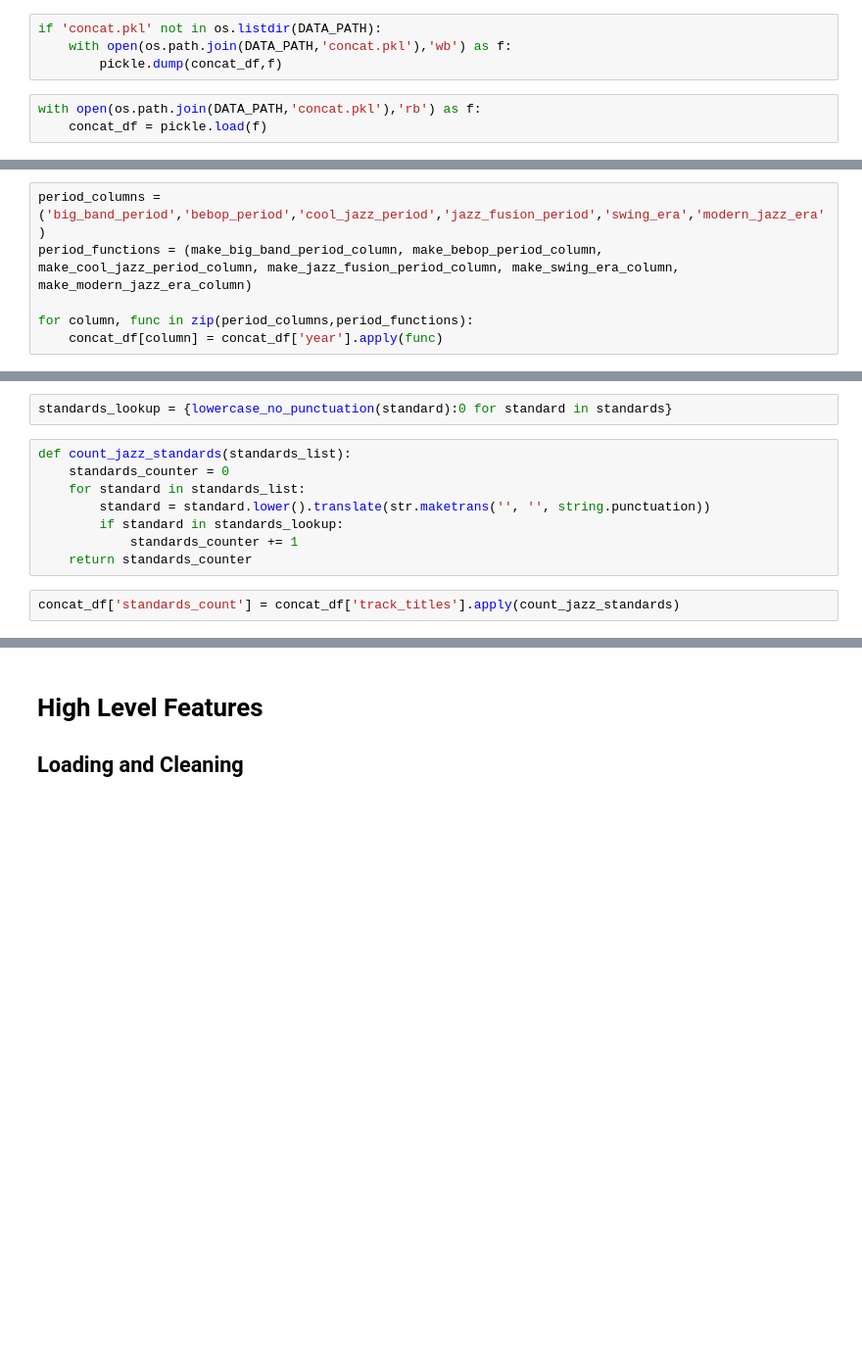
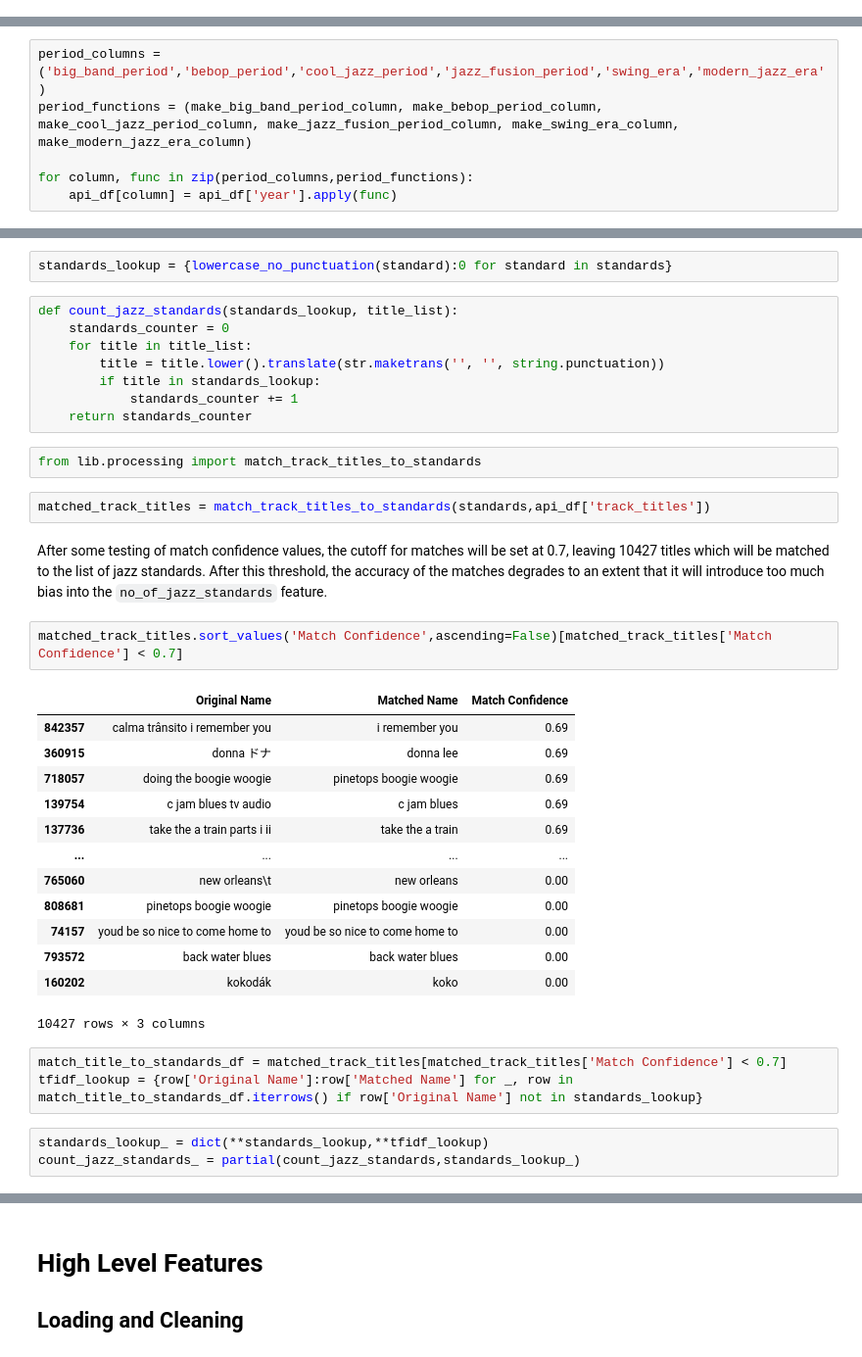
Before and after one commit to helmigsimon/EPFL-Capstone-Project, a Jupyter notebook: 01-Processing.ipynb, the cells around one changed output, grey strips where cells are left out. Shown at 98% size. Drawn from its saved outputs; the diff is of its cells as text; blank space fills up the shorter version.

```diff
--- a/01-Processing.ipynb
+++ b/01-Processing.ipynb
@@ -207,7 +265,0 @@ concat_df = pd.concat([
-# %%
-if 'concat.pkl' not in os.listdir(DATA_PATH):
-    with open(os.path.join(DATA_PATH,'concat.pkl'),'wb') as f:
-        pickle.dump(concat_df,f)
-# %%
-with open(os.path.join(DATA_PATH,'concat.pkl'),'rb') as f:
-    concat_df = pickle.load(f)
@@ -246,7 +302,7 @@ period_columns = ('big_band_period','bebop_period','cool_jazz_period','jazz_fusi
 period_functions = (make_big_band_period_column, make_bebop_period_column, make_cool_jazz_period_column, make_jazz_fusion_period_column, make_swing_era_column, make_modern_jazz_era_column)
 
 for column, func in zip(period_columns,period_functions):
-    concat_df[column] = concat_df['year'].apply(func)
+    api_df[column] = api_df['year'].apply(func)
 # %% [markdown]
 ## Jazz Standard Count
 # %%
@@ -257,12 +313,38 @@ lowercase_no_punctuation = lambda x: x.lower().translate(str.maketrans('','',str
 # %%
 standards_lookup = {lowercase_no_punctuation(standard):0 for standard in standards}
 # %%
-def count_jazz_standards(standards_list):
+def count_jazz_standards(standards_lookup, title_list):
     standards_counter = 0
-    for standard in standards_list:
-        standard = standard.lower().translate(str.maketrans('', '', string.punctuation))
-        if standard in standards_lookup:
+    for title in title_list:
+        title = title.lower().translate(str.maketrans('', '', string.punctuation))
+        if title in standards_lookup:
             standards_counter += 1
     return standards_counter
-# %%
-concat_df['standards_count'] = concat_df['track_titles'].apply(count_jazz_standards)
+# %%
+from lib.processing import match_track_titles_to_standards
+# %%
+matched_track_titles = match_track_titles_to_standards(standards,api_df['track_titles'])
+# %% [markdown]
+After some testing of match confidence values, the cutoff for matches will be set at 0.7, leaving 10427 titles which will be matched to the list of jazz standards. After this threshold, the accuracy of the matches degrades to an extent that it will introduce too much bias into the ``no_of_jazz_standards`` feature.
+# %%
+matched_track_titles.sort_values('Match Confidence',ascending=False)[matched_track_titles['Match Confidence'] < 0.7]
+# %% [output]
+|  | Original Name | Matched Name | Match Confidence |
+| 842357 | calma trânsito i remember you | i remember you | 0.69 |
+| 360915 | donna ドナ | donna lee | 0.69 |
+| 718057 | doing the boogie woogie | pinetops boogie woogie | 0.69 |
+| 139754 | c jam blues tv audio | c jam blues | 0.69 |
+| 137736 | take the a train parts i ii | take the a train | 0.69 |
+| ... | ... | ... | ... |
+| 765060 | new orleans\t | new orleans | 0.00 |
+| 808681 | pinetops boogie woogie | pinetops boogie woogie | 0.00 |
+| 74157 | youd be so nice to come home to | youd be so nice to come home to | 0.00 |
+| 793572 | back water blues | back water blues | 0.00 |
+| 160202 | kokodák | koko | 0.00 |
+10427 rows × 3 columns
+# %%
+match_title_to_standards_df = matched_track_titles[matched_track_titles['Match Confidence'] < 0.7]
+tfidf_lookup = {row['Original Name']:row['Matched Name'] for _, row in match_title_to_standards_df.iterrows() if row['Original Name'] not in standards_lookup}
+# %%
+standards_lookup_ = dict(**standards_lookup,**tfidf_lookup)
+count_jazz_standards_ = partial(count_jazz_standards,standards_lookup_)
```
Also changed, not shown: parts of 72 cells of this notebook, 2 other files.
